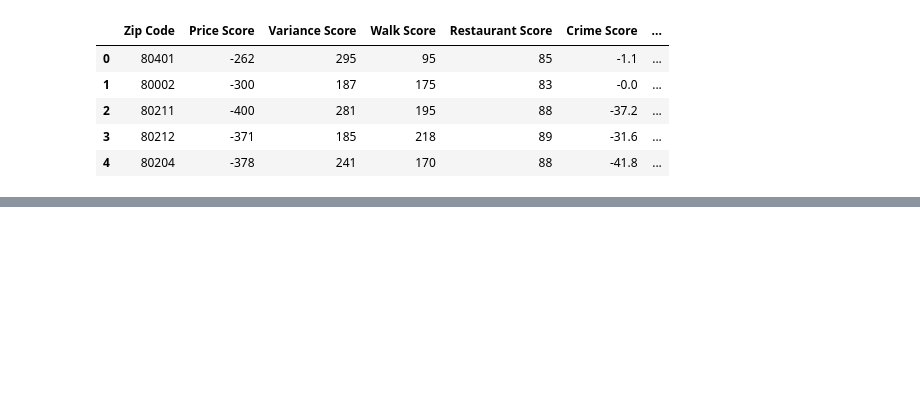
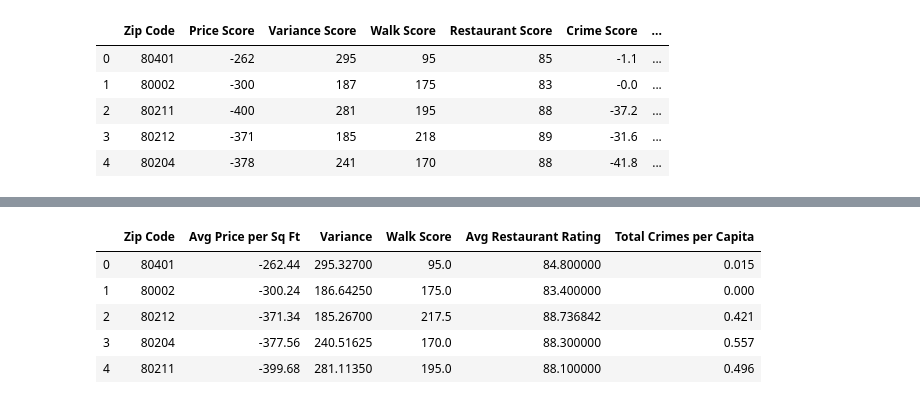
Before and after one commit to ngoodweiler/DU-Analytics-Project-1, a Jupyter notebook: Notebook/Price per Square Foot Box Plots & Mark Score.ipynb, the cells around one changed output, grey strips where cells are left out. Cells and saved outputs as stored; diff of their text form; code cells hidden in the pictures; blank space fills up the shorter version.

```diff
--- a/Notebook/Price per Square Foot Box Plots & Mark Score.ipynb
+++ b/Notebook/Price per Square Foot Box Plots & Mark Score.ipynb
@@ -486,0 +494,10 @@ mark_score_final.to_csv('../Resources/final_summary.csv')
+# %%
+
+mark_score_ind_values_dict={'Zip Code':mark_df['Zip'],
+                                    'Avg Price per Sq Ft':APSF,
+                                    'Variance':Var,
+                                    'Walk Score':WS,
+                                    'Avg Restaurant Rating':ARR}
+mark_score_ind_values = pd.DataFrame(mark_score_ind_values_dict)
+mark_score_ind_values = mark_score_ind_values.loc[mark_score_ind_values['Zip Code'].isin(finalzip)].reset_index(drop=True)
+mark_score_ind_values
@@ -486,0 +511,4 @@ mark_score_final.to_csv('../Resources/final_summary.csv')
+# %%
+all_crimes = pd.read_csv('../Resources/all_crimes.csv')
+all_crimes = all_crimes[['Zip Code','Total Crimes per Capita']]
+all_crimes
@@ -486,0 +522,9 @@ mark_score_final.to_csv('../Resources/final_summary.csv')
+# %%
+mark_score_ind_values = pd.merge(mark_score_ind_values,all_crimes,on='Zip Code')
+# %% [output]
+|  | Zip Code | Avg Price per Sq Ft | Variance | Walk Score | Avg Restaurant Rating | Total Crimes per Capita |
+| 0 | 80401 | -262.44 | 295.32700 | 95.0 | 84.800000 | 0.015 |
+| 1 | 80002 | -300.24 | 186.64250 | 175.0 | 83.400000 | 0.000 |
+| 2 | 80212 | -371.34 | 185.26700 | 217.5 | 88.736842 | 0.421 |
+| 3 | 80204 | -377.56 | 240.51625 | 170.0 | 88.300000 | 0.557 |
+| 4 | 80211 | -399.68 | 281.11350 | 195.0 | 88.100000 | 0.496 |
```
Also changed, not shown: parts of 11 cells of this notebook, 7 other files.
